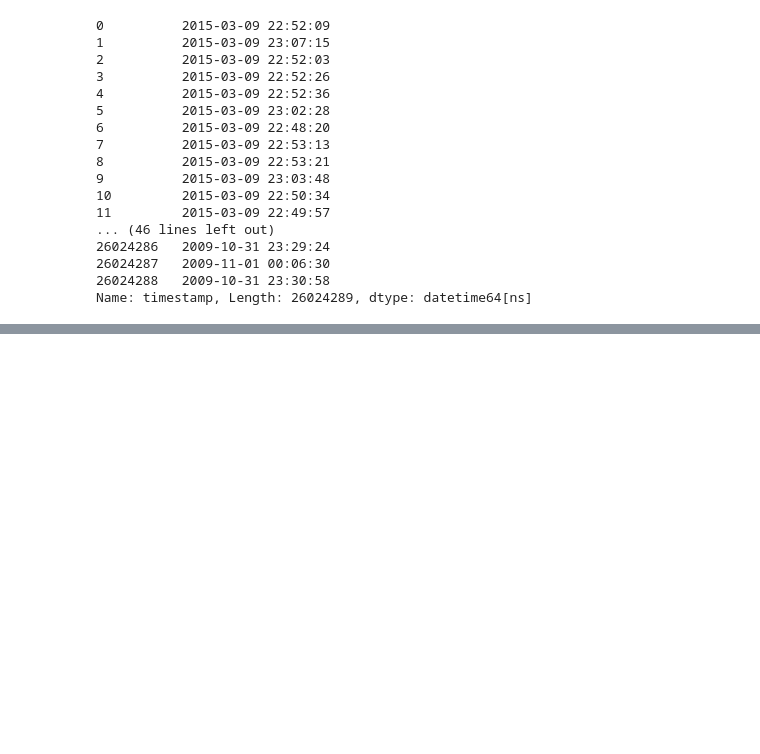
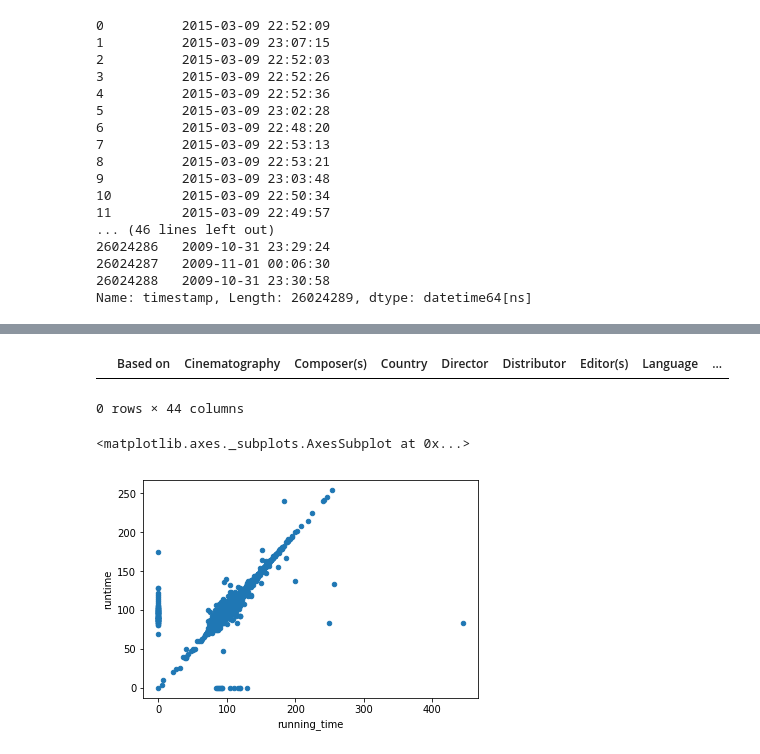
Before and after one commit to Cthompsonlbi/Movies-ETL-Practice, a Jupyter notebook: ETL.ipynb, the cells around one changed output, grey strips where cells are left out. Saved outputs shown, nothing was run; the diff lists cells and outputs as text; code cells hidden in the pictures; blank space fills up the shorter version.

```diff
--- a/ETL.ipynb
+++ b/ETL.ipynb
@@ -762,0 +753,2 @@ Name: rating, dtype: float64
+# %%
+movies_df = pd.merge(wiki_movies_df, kaggle_metadata, on = 'imdb_id', suffixes = ['_wiki', '_kaggle'])
@@ -762,0 +807,11 @@ Name: rating, dtype: float64
+# %%
+#Show any rows where title_kaggle is empty
+movies_df[(movies_df['title_kaggle']=='') | (movies_df['title_kaggle'].isnull())]
+# %% [output]
+|  | Based on | Cinematography | Composer(s) | Country | Director | Distributor | Editor(s) | Language | ... |
+0 rows × 44 columns
+# %%
+movies_df.fillna(0).plot(x='running_time', y='runtime', kind = 'scatter')
+# %% [output]
+<matplotlib.axes._subplots.AxesSubplot at 0x...>
+[figure, added]
```
Also changed, not shown: parts of 18 cells of this notebook.
